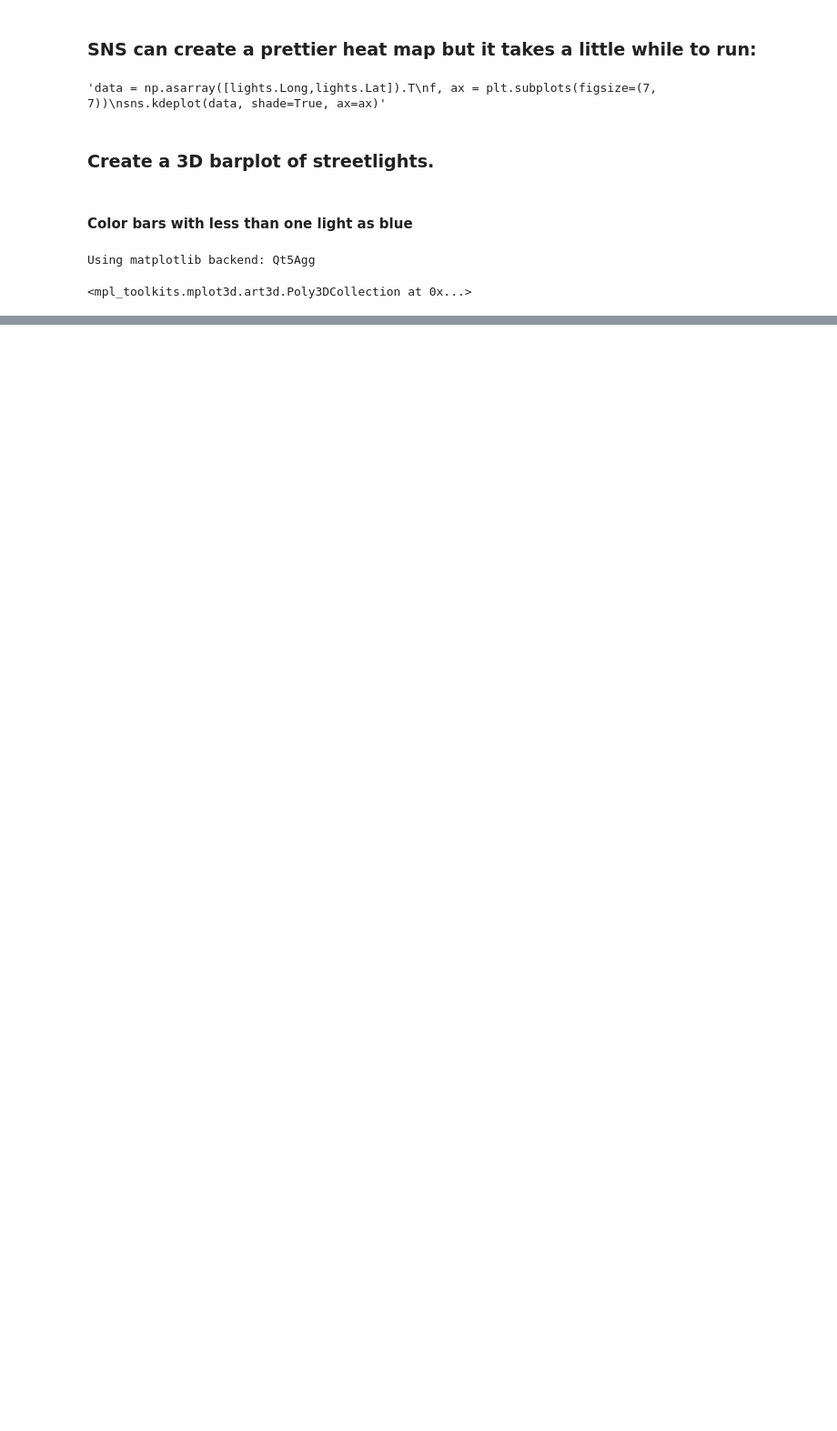
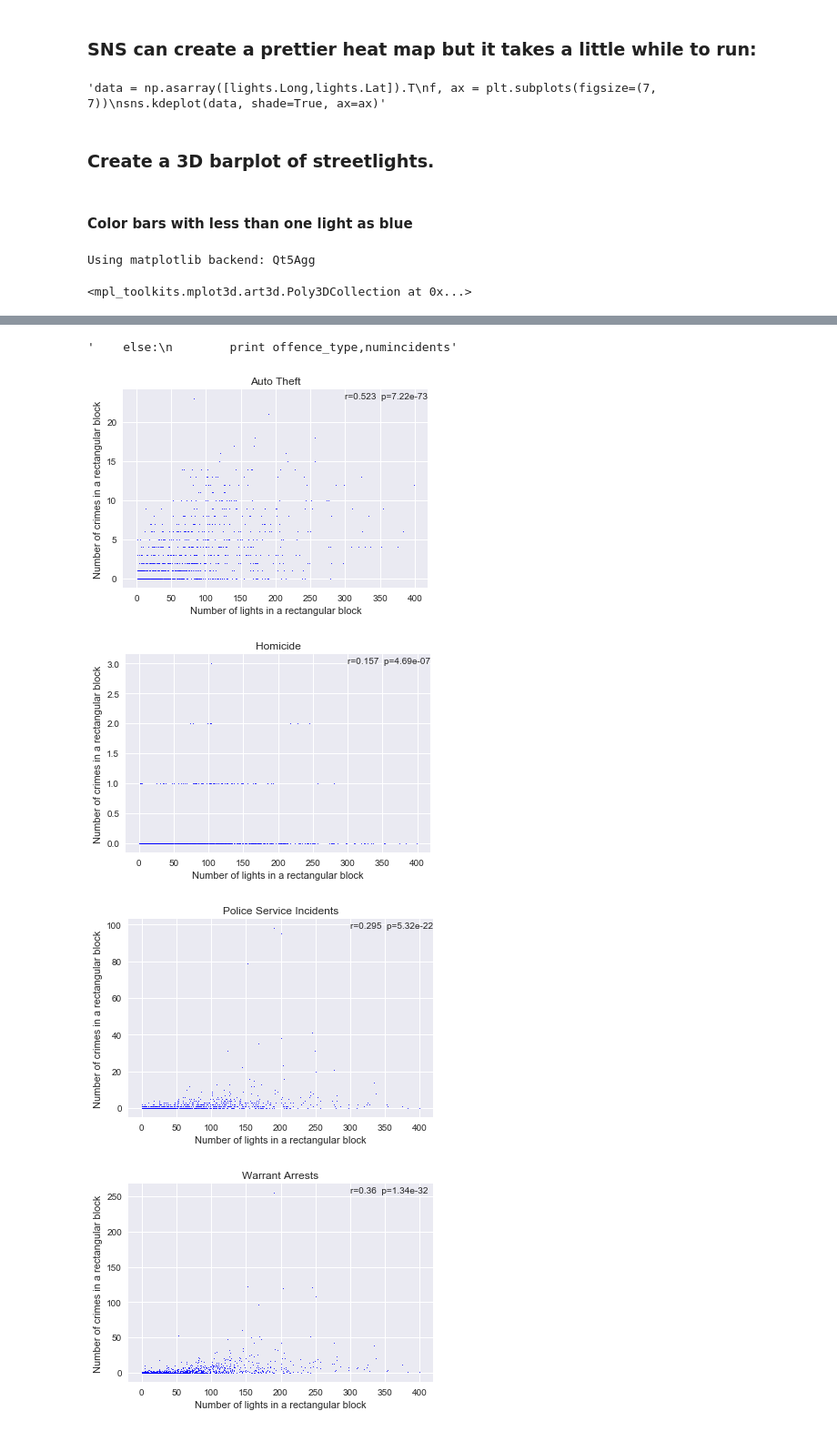
Before and after one commit to bs9ce/Boston-Crime, a Jupyter notebook: crime.ipynb, the cells around one changed output, grey strips where cells are left out. Shown at 91% size. Saved outputs shown, nothing was run; the diff lists cells and outputs as text; code cells hidden in the pictures; blank space fills up the shorter version.

```diff
--- a/crime.ipynb
+++ b/crime.ipynb
@@ -60,6 +60,9 @@ crime_goodcoords = crime[np.invert(bad_coords)]
 crime_goodcoords.shape
 # %% [output]
 (183800, 17)
+# %%
+good_coord_offence_types = set(crime_goodcoords.OFFENSE_CODE_GROUP)
+good_coord_offence_types = list(good_coord_offence_types)
 # %% [markdown]
 # Create a scatter plot of all crime across the city
 # %%
@@ -439,0 +513,41 @@ plt.close()
+# %%
+def pearson_w_lights(offence_code_group):
+    mask = crime_goodcoords.OFFENSE_CODE_GROUP == offence_code_group
+    this_crime = crime_goodcoords[mask]
+    this_crime_hist, x_edges1, y_edges1 = np.histogram2d(this_crime.Long,this_crime.Lat,bins = [x_edges, y_edges])
+    this_crime_hist = this_crime_hist.T
+
+    y_this_crime = this_crime_hist.flatten('F')
+    y_this_crime = y_this_crime[mask_nonzerolights]
+
+    r_pearson,p_pearson = pearsonr(x_light,y_this_crime)
+
+    fign,axn = plt.subplots()
+    axn.plot(x_light,y_this_crime,'bo',markersize = 1)
+    axn.set_xlabel('Number of lights in a rectangular block')
+    axn.set_ylabel('Number of crimes in a rectangular block')
+    axn.set_title(offence_code_group)
+    pstr = '%s' % float('%.3g' % p_pearson)
+    rstr = '%s' % float('%.3g' % r_pearson)
+    txtn = 'r='+rstr+'  p='+pstr
+    axn.text(300,y_this_crime.max(), txtn)
+
+    return r_pearson,p_pearson,y_this_crime,this_crime.shape[0]
+# %%
+num_sig_cor = 0 # Number of offence types with significant correlelations
+for offence_type in good_coord_offence_types:
+    r_pearson,p_pearson,y_this_crime,numincidents = pearson_w_lights(offence_type)
+    if p_pearson < 0.05:
+        num_sig_cor += 1
+        #print offence_type,r_pearson,p_pearson
+
+        if r_pearson <0:
+            print '***********'
+'''    else:
+        print offence_type,numincidents'''
+# %% [output]
+'    else:\n        print offence_type,numincidents'
+[figure, added]
+[figure, added]
+[figure, added]
+[figure, added]
```
Also changed, not shown: parts of 14 cells of this notebook.
